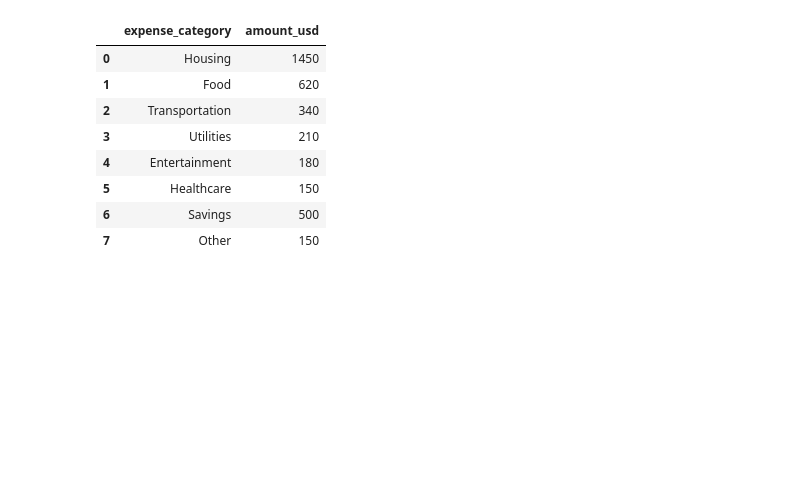
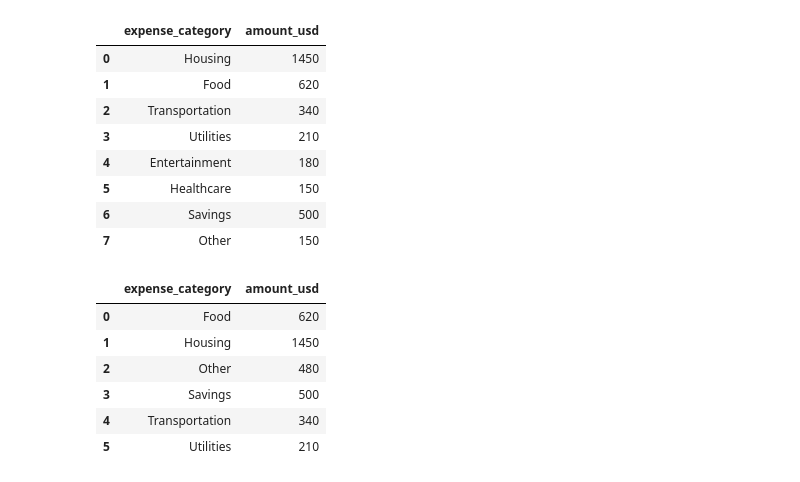
Before and after one commit to izzat-ai/learning-ai, a Jupyter notebook: data_visualization/matplotlib/practice.ipynb, the cells around one changed output. Cells and saved outputs as stored; diff of their text form; code cells hidden in the pictures; blank space fills up the shorter version.

```diff
--- a/data_visualization/matplotlib/practice.ipynb
+++ b/data_visualization/matplotlib/practice.ipynb
@@ -538,0 +541,10 @@ df_expense_budget.loc[df_expense_budget['ulush'] < 5, 'expense_category'] = 'Oth
+# %%
+df_pie
+# %% [output]
+|  | expense_category | amount_usd |
+| 0 | Food | 620 |
+| 1 | Housing | 1450 |
+| 2 | Other | 480 |
+| 3 | Savings | 500 |
+| 4 | Transportation | 340 |
+| 5 | Utilities | 210 |
```
Also changed, not shown: parts of 6 cells of this notebook.
